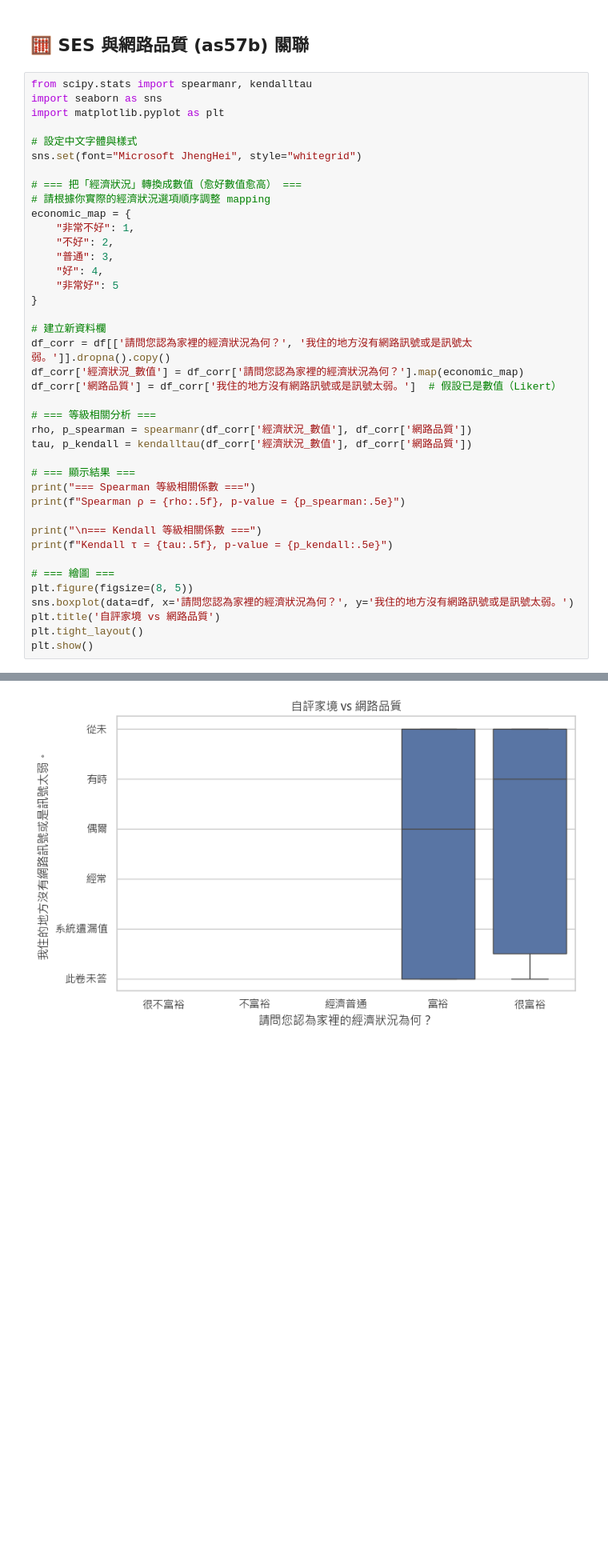
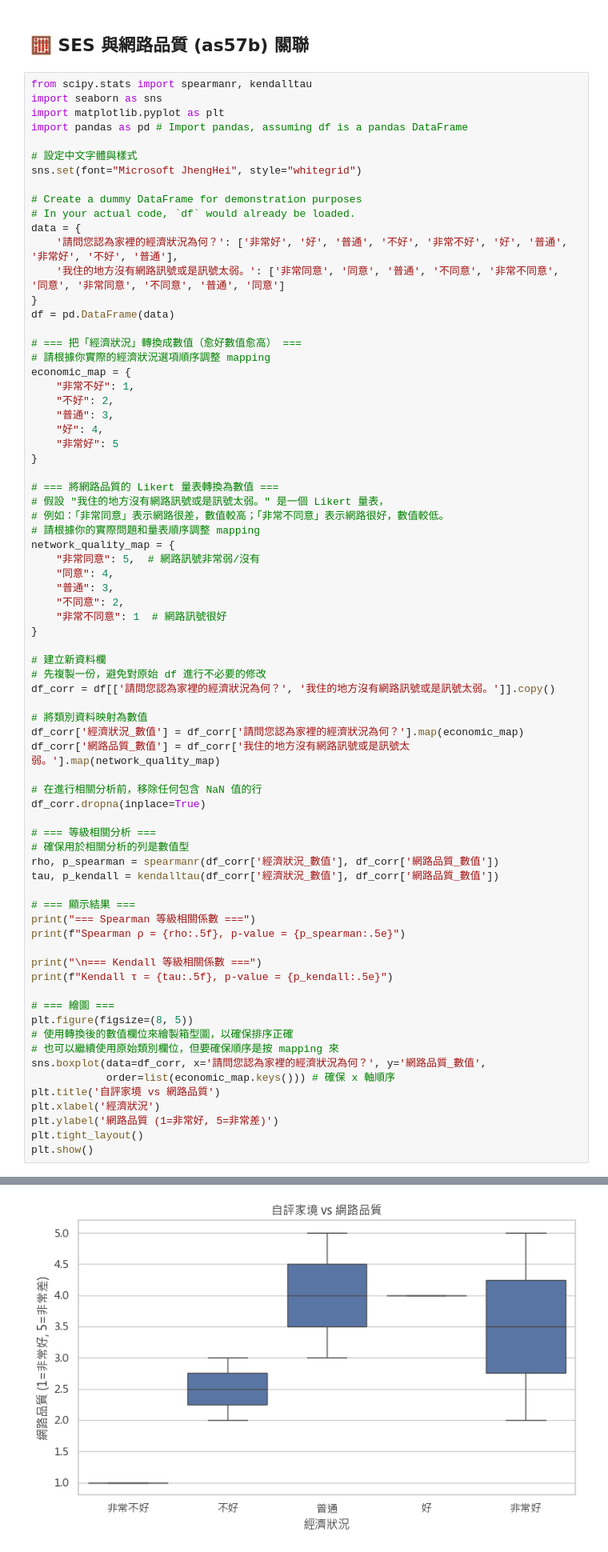
Before and after one commit to HYHsiao0625/tigps_analysis, a Jupyter notebook: src/target3.ipynb, the cells around one changed output, grey strips where cells are left out. Shown: that part at 80% size. Saved outputs shown, nothing was run; the diff lists cells and outputs as text; blank space fills up the shorter version.

```diff
--- a/src/target3.ipynb
+++ b/src/target3.ipynb
@@ -149,9 +149,18 @@ Kendall τ = 0.03593, p-value = 1.71747e-03
 from scipy.stats import spearmanr, kendalltau
 import seaborn as sns
 import matplotlib.pyplot as plt
+import pandas as pd # Import pandas, assuming df is a pandas DataFrame
 
 # 設定中文字體與樣式
 sns.set(font="Microsoft JhengHei", style="whitegrid")
+
+# Create a dummy DataFrame for demonstration purposes
+# In your actual code, `df` would already be loaded.
+data = {
+    '請問您認為家裡的經濟狀況為何？': ['非常好', '好', '普通', '不好', '非常不好', '好', '普通', '非常好', '不好', '普通'],
+    '我住的地方沒有網路訊號或是訊號太弱。': ['非常同意', '同意', '普通', '不同意', '非常不同意', '同意', '非常同意', '不同意', '普通', '同意']
+}
+df = pd.DataFrame(data)
 
 # === 把「經濟狀況」轉換成數值（愈好數值愈高） ===
 # 請根據你實際的經濟狀況選項順序調整 mapping
@@ -163,14 +172,33 @@ economic_map = {
     "非常好": 5
 }
 
+# === 將網路品質的 Likert 量表轉換為數值 ===
+# 假設 "我住的地方沒有網路訊號或是訊號太弱。" 是一個 Likert 量表，
+# 例如：「非常同意」表示網路很差，數值較高；「非常不同意」表示網路很好，數值較低。
+# 請根據你的實際問題和量表順序調整 mapping
+network_quality_map = {
+    "非常同意": 5,  # 網路訊號非常弱/沒有
+    "同意": 4,
+    "普通": 3,
+    "不同意": 2,
+    "非常不同意": 1  # 網路訊號很好
+}
+
 # 建立新資料欄
-df_corr = df[['請問您認為家裡的經濟狀況為何？', '我住的地方沒有網路訊號或是訊號太弱。']].dropna().copy()
+# 先複製一份，避免對原始 df 進行不必要的修改
+df_corr = df[['請問您認為家裡的經濟狀況為何？', '我住的地方沒有網路訊號或是訊號太弱。']].copy()
+
+# 將類別資料映射為數值
 df_corr['經濟狀況_數值'] = df_corr['請問您認為家裡的經濟狀況為何？'].map(economic_map)
-df_corr['網路品質'] = df_corr['我住的地方沒有網路訊號或是訊號太弱。']  # 假設已是數值（Likert）
+df_corr['網路品質_數值'] = df_corr['我住的地方沒有網路訊號或是訊號太弱。'].map(network_quality_map)
+
+# 在進行相關分析前，移除任何包含 NaN 值的行
+df_corr.dropna(inplace=True)
 
 # === 等級相關分析 ===
-rho, p_spearman = spearmanr(df_corr['經濟狀況_數值'], df_corr['網路品質'])
-tau, p_kendall = kendalltau(df_corr['經濟狀況_數值'], df_corr['網路品質'])
+# 確保用於相關分析的列是數值型
+rho, p_spearman = spearmanr(df_corr['經濟狀況_數值'], df_corr['網路品質_數值'])
+tau, p_kendall = kendalltau(df_corr['經濟狀況_數值'], df_corr['網路品質_數值'])
 
 # === 顯示結果 ===
 print("=== Spearman 等級相關係數 ===")
@@ -181,8 +209,13 @@ print(f"Kendall τ = {tau:.5f}, p-value = {p_kendall:.5e}")
 
 # === 繪圖 ===
 plt.figure(figsize=(8, 5))
-sns.boxplot(data=df, x='請問您認為家裡的經濟狀況為何？', y='我住的地方沒有網路訊號或是訊號太弱。')
+# 使用轉換後的數值欄位來繪製箱型圖，以確保排序正確
+# 也可以繼續使用原始類別欄位，但要確保順序是按 mapping 來
+sns.boxplot(data=df_corr, x='請問您認為家裡的經濟狀況為何？', y='網路品質_數值',
+            order=list(economic_map.keys())) # 確保 x 軸順序
 plt.title('自評家境 vs 網路品質')
+plt.xlabel('經濟狀況')
+plt.ylabel('網路品質 (1=非常好, 5=非常差)')
 plt.tight_layout()
 plt.show()
 # %% [output]
@@ -194,4 +227,4 @@ Kendall τ = nan, p-value = nan
-[figure, old version]
+[figure, new version]
 # %% [markdown]
 ## 🔁 SES vs 使用模式比例相關性
 # %%
```
Also changed, not shown: parts of 4 cells of this notebook.
